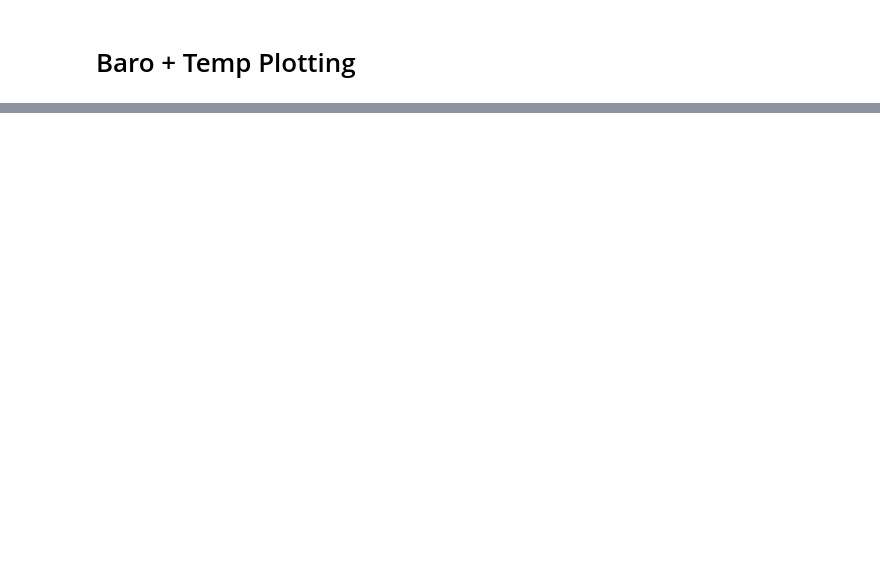
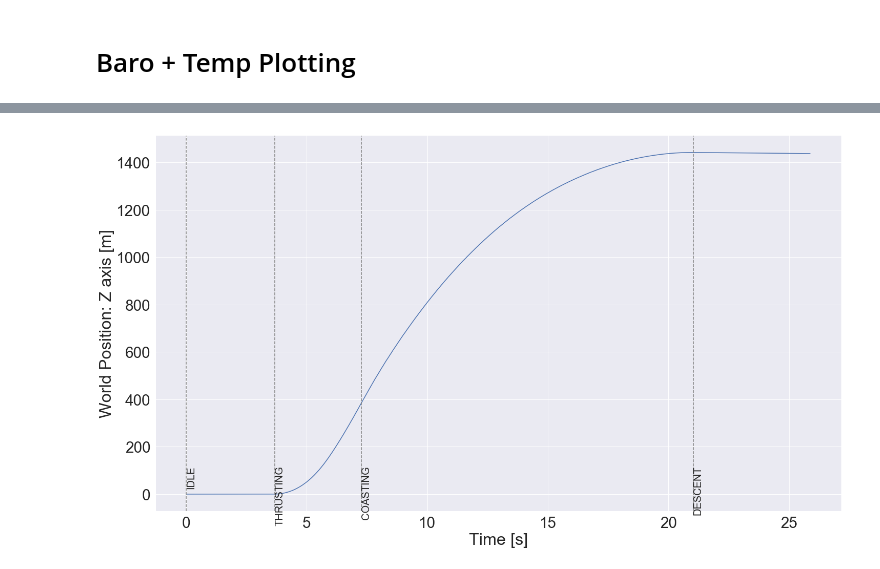
Before and after one commit to aris-space/euler-avionics, a Jupyter notebook: log_parser/log_plotter.ipynb, the cells around one changed output, grey strips where cells are left out. Cells and saved outputs as stored; diff of their text form; code cells hidden in the pictures; blank space fills up the shorter version.

```diff
--- a/log_parser/log_plotter.ipynb
+++ b/log_parser/log_plotter.ipynb
@@ -96,0 +130,3 @@ Text(0.5,0,'Time [s]')
+# %%
+estimator_var_log = pd.read_csv(f'{split_logs_dir}/estimator_var.csv', index_col = 0)
+estimator_var_log.head()
@@ -96,0 +141,7 @@ Text(0.5,0,'Time [s]')
+# %%
+plt = sns.lineplot(data = estimator_var_log[1:], x = 'Time_s', y = 'World Position (z)')
+plt.set_ylabel('World Position: Z axis [m]')
+plt.set_xlabel('Time [s]')
+plot_states(state_transitions)
+# %% [output]
+[figure, added]
```
Also changed, not shown: parts of 21 cells of this notebook, 1 other file.
